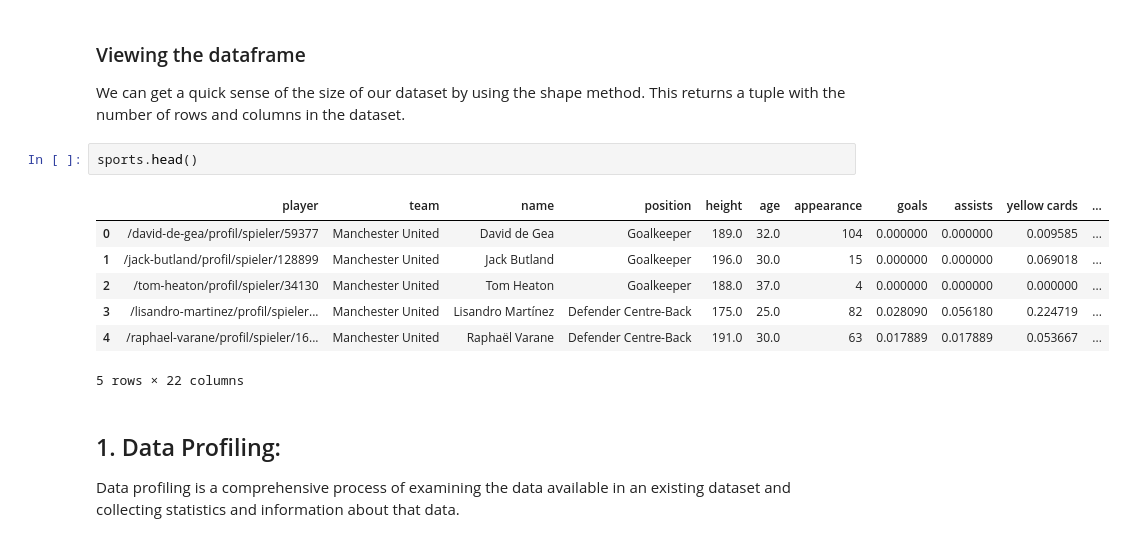
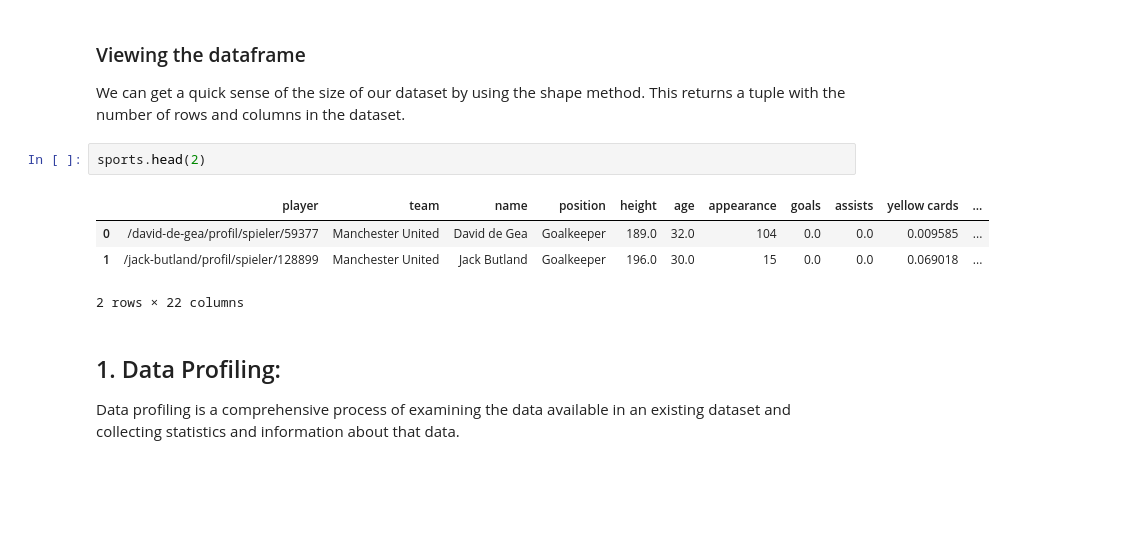
Before and after one commit to Tuwaiq-DS-ML-bootcamp-V-6/Use-case-7, a Jupyter notebook: EDA and Machine Learning.ipynb, the cells around one changed output. Saved outputs shown, nothing was run; the diff lists cells and outputs as text; blank space fills up the shorter version.

```diff
--- a/EDA and Machine Learning.ipynb
+++ b/EDA and Machine Learning.ipynb
@@ -18,15 +33,12 @@ sports = pd.read_csv("Data/final_data.csv")
 ### Viewing the dataframe
 We can get a quick sense of the size of our dataset by using the shape method. This returns a tuple with the number of rows and columns in the dataset.
 # %%
-sports.head()
+sports.head(2)
 # %% [output]
 |  | player | team | name | position | height | age | appearance | goals | assists | yellow cards | ... |
-| 0 | /david-de-gea/profil/spieler/59377 | Manchester United | David de Gea | Goalkeeper | 189.0 | 32.0 | 104 | 0.000000 | 0.000000 | 0.009585 | ... |
-| 1 | /jack-butland/profil/spieler/128899 | Manchester United | Jack Butland | Goalkeeper | 196.0 | 30.0 | 15 | 0.000000 | 0.000000 | 0.069018 | ... |
-| 2 | /tom-heaton/profil/spieler/34130 | Manchester United | Tom Heaton | Goalkeeper | 188.0 | 37.0 | 4 | 0.000000 | 0.000000 | 0.000000 | ... |
-| 3 | /lisandro-martinez/profil/spieler... | Manchester United | Lisandro Martínez | Defender Centre-Back | 175.0 | 25.0 | 82 | 0.028090 | 0.056180 | 0.224719 | ... |
-| 4 | /raphael-varane/profil/spieler/16... | Manchester United | Raphaël Varane | Defender Centre-Back | 191.0 | 30.0 | 63 | 0.017889 | 0.017889 | 0.053667 | ... |
+| 0 | /david-de-gea/profil/spieler/59377 | Manchester United | David de Gea | Goalkeeper | 189.0 | 32.0 | 104 | 0.0 | 0.0 | 0.009585 | ... |
+| 1 | /jack-butland/profil/spieler/128899 | Manchester United | Jack Butland | Goalkeeper | 196.0 | 30.0 | 15 | 0.0 | 0.0 | 0.069018 | ... |
-5 rows × 22 columns
+2 rows × 22 columns
 # %% [markdown]
 ## 1. Data Profiling:
 Data profiling is a comprehensive process of examining the data available in an existing dataset and collecting statistics and information about that data.
```
Also changed, not shown: parts of 129 cells of this notebook.
